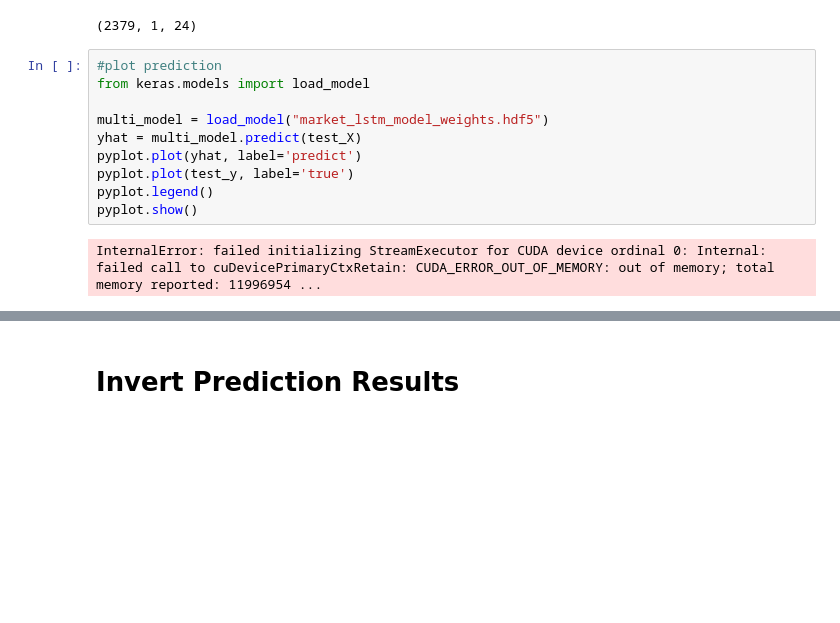
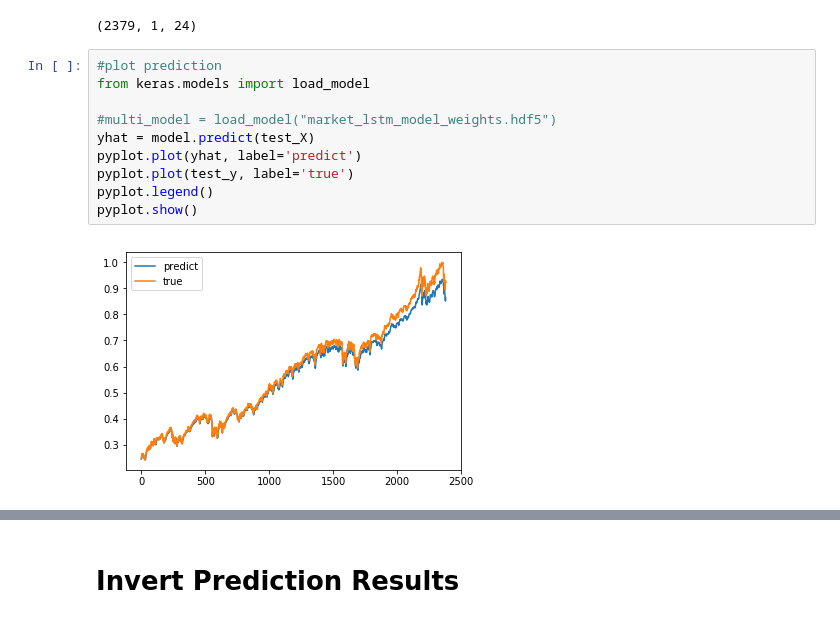
Before and after one commit to richychn/market-modeling, a Jupyter notebook: lstm/updated_lstm.ipynb, the cells around one changed output, grey strips where cells are left out. Drawn from its saved outputs; the diff is of its cells as text; blank space fills up the shorter version.

```diff
--- a/lstm/updated_lstm.ipynb
+++ b/lstm/updated_lstm.ipynb
@@ -488,15 +532,15 @@ test_X.shape
 # %%
 #plot prediction
 from keras.models import load_model
 
-multi_model = load_model("market_lstm_model_weights.hdf5")
-yhat = multi_model.predict(test_X)
+#multi_model = load_model("market_lstm_model_weights.hdf5")
+yhat = model.predict(test_X)
 pyplot.plot(yhat, label='predict')
 pyplot.plot(test_y, label='true')
 pyplot.legend()
 pyplot.show()
 # %% [output]
-InternalError: failed initializing StreamExecutor for CUDA device ordinal 0: Internal: failed call to cuDevicePrimaryCtxRetain: CUDA_ERROR_OUT_OF_MEMORY: out of memory; total memory reported: 11996954 ...
+[figure, added]
 # %%
 test_X.shape
 # %% [output]
```
Also changed, not shown: parts of 16 cells of this notebook, 8 other files.
